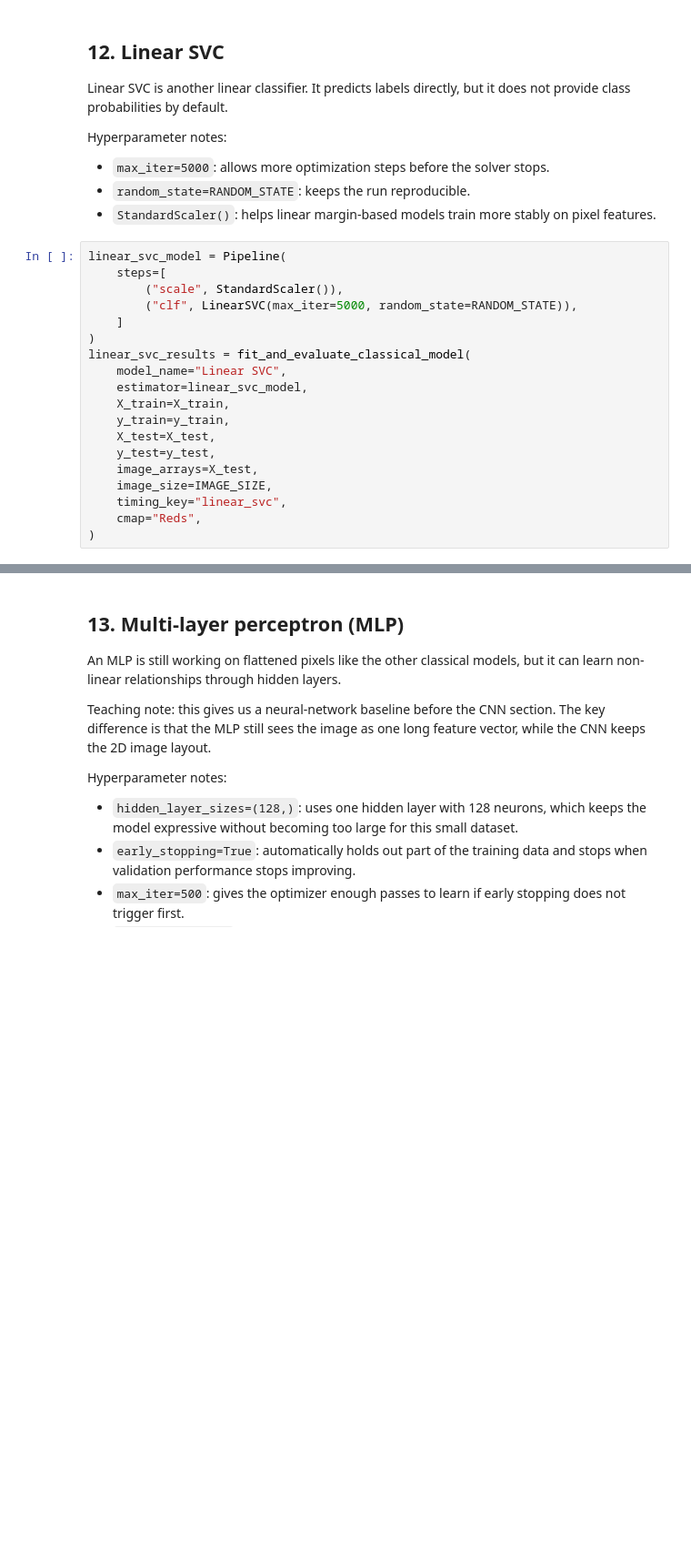
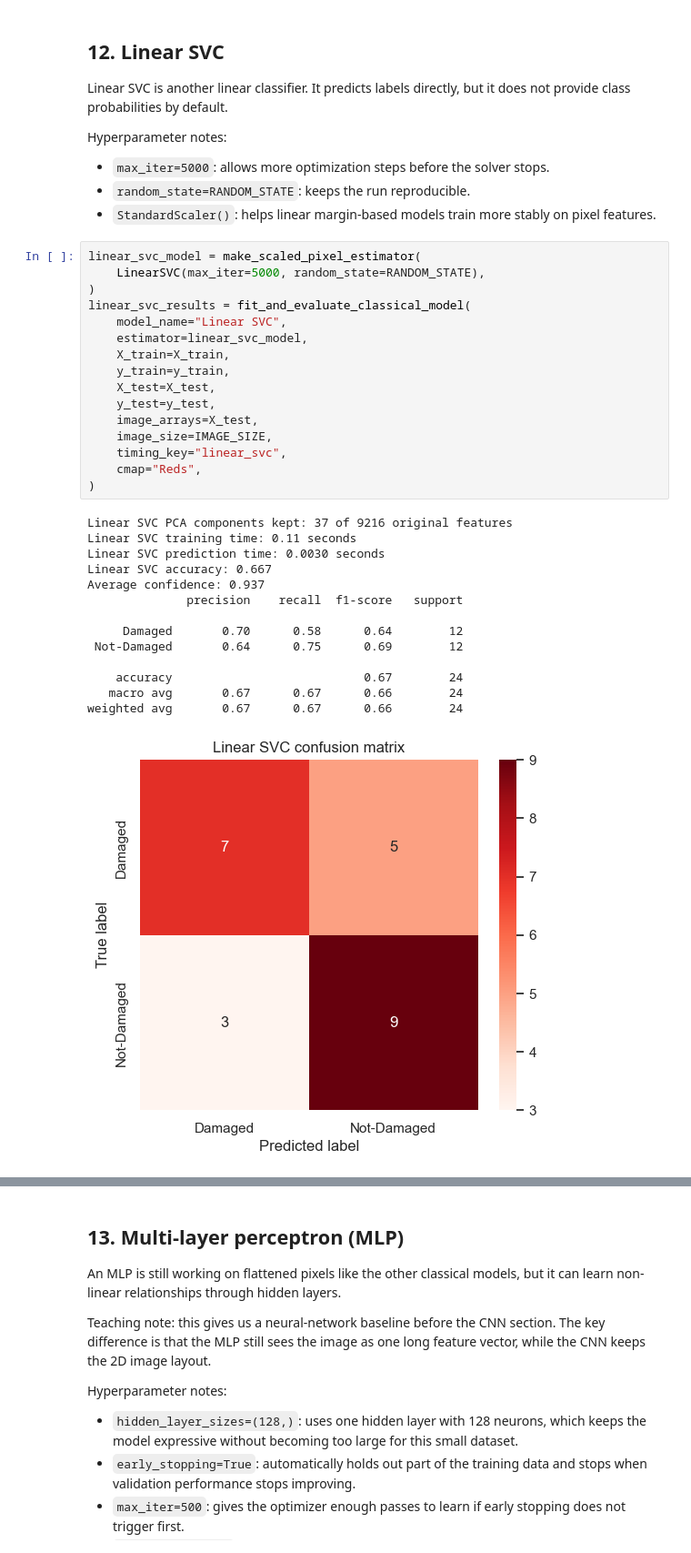
Before and after one commit to shokun723/Summer_Workshop_ShoRydberg, a Jupyter notebook: 0_Class_Notebooks/04_Image_Classification_Grayscale.ipynb, the cells around one changed output, grey strips where cells are left out. Shown at 91% size. Cells and saved outputs as stored; diff of their text form; blank space fills up the shorter version.

```diff
--- a/0_Class_Notebooks/04_Image_Classification_Grayscale.ipynb
+++ b/0_Class_Notebooks/04_Image_Classification_Grayscale.ipynb
@@ -541,21 +653,33 @@ Hyperparameter notes:
 - `random_state=RANDOM_STATE`: keeps the run reproducible.
 - `StandardScaler()`: helps linear margin-based models train more stably on pixel features.
 # %%
-linear_svc_model = Pipeline(
-    steps=[
-        ("scale", StandardScaler()),
-        ("clf", LinearSVC(max_iter=5000, random_state=RANDOM_STATE)),
-    ]
+linear_svc_model = make_scaled_pixel_estimator(
+    LinearSVC(max_iter=5000, random_state=RANDOM_STATE),
 )
 linear_svc_results = fit_and_evaluate_classical_model(
     model_name="Linear SVC",
     estimator=linear_svc_model,
     X_train=X_train,
     y_train=y_train,
     X_test=X_test,
     y_test=y_test,
     image_arrays=X_test,
     image_size=IMAGE_SIZE,
     timing_key="linear_svc",
     cmap="Reds",
 )
+# %% [output]
+Linear SVC PCA components kept: 37 of 9216 original features
+Linear SVC training time: 0.11 seconds
+Linear SVC prediction time: 0.0030 seconds
+Linear SVC accuracy: 0.667
+Average confidence: 0.937
+              precision    recall  f1-score   support
+
+     Damaged       0.70      0.58      0.64        12
+ Not-Damaged       0.64      0.75      0.69        12
+
+    accuracy                           0.67        24
+   macro avg       0.67      0.67      0.66        24
+weighted avg       0.67      0.67      0.66        24
+[figure, added]
```
Also changed, not shown: parts of 17 cells of this notebook, 3 other files.
